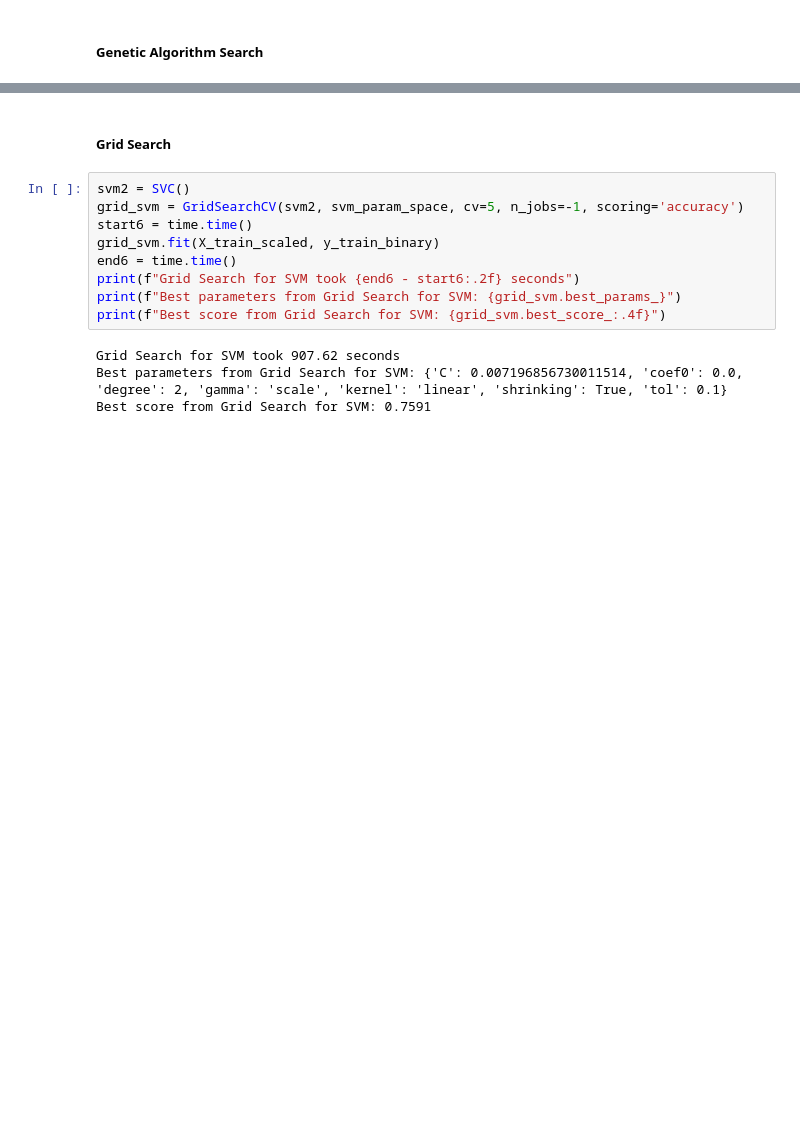
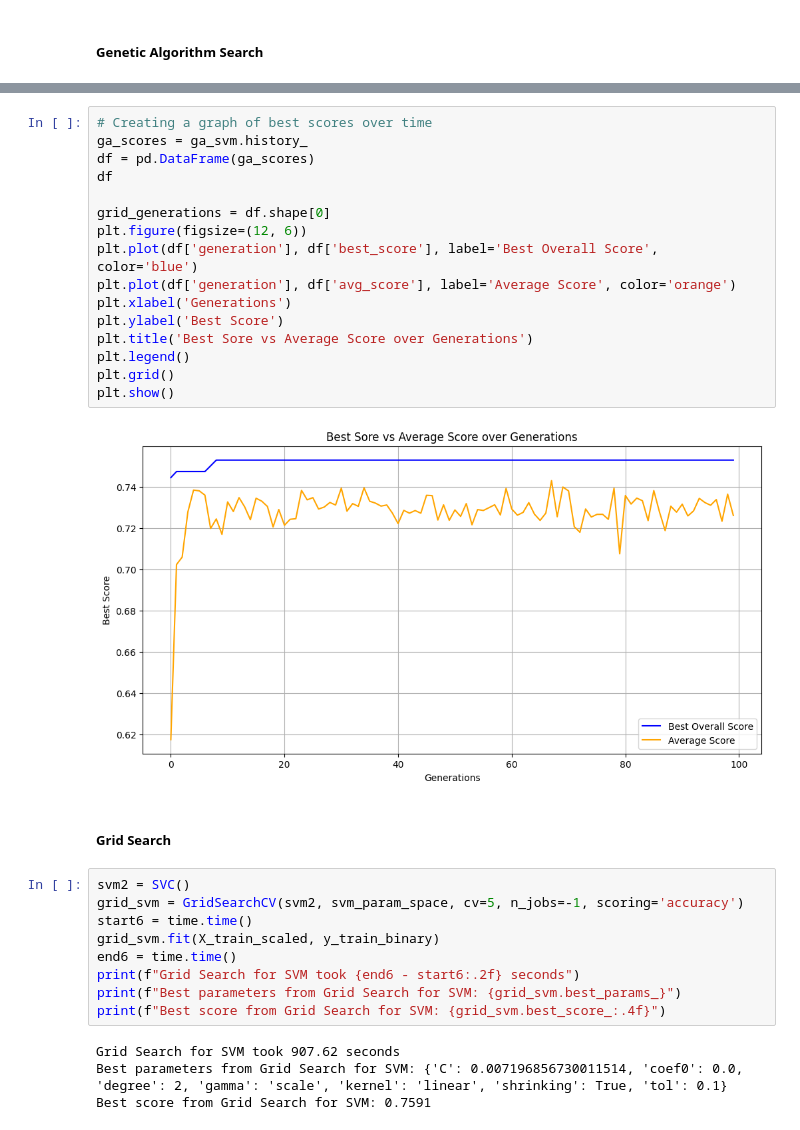
Before and after one commit to parmeetv23/CPSC544-Project, a Jupyter notebook: myModel/tryingStuff/testing.ipynb, the cells around one changed output, grey strips where cells are left out. Drawn from its saved outputs; the diff is of its cells as text; blank space fills up the shorter version.

```diff
--- a/myModel/tryingStuff/testing.ipynb
+++ b/myModel/tryingStuff/testing.ipynb
@@ -262,3 +288,21 @@ Classification Report:
+# %%
+# Creating a graph of best scores over time
+ga_scores = ga_svm.history_
+df = pd.DataFrame(ga_scores)
+df
+
+grid_generations = df.shape[0]
+plt.figure(figsize=(12, 6))
+plt.plot(df['generation'], df['best_score'], label='Best Overall Score', color='blue')
+plt.plot(df['generation'], df['avg_score'], label='Average Score', color='orange')
+plt.xlabel('Generations')
+plt.ylabel('Best Score')
+plt.title('Best Sore vs Average Score over Generations')
+plt.legend()
+plt.grid()
+plt.show()
+# %% [output]
+[figure, added]
 # %% [markdown]
 ##### Grid Search
 # %%
```
Also changed, not shown: parts of 7 cells of this notebook.
